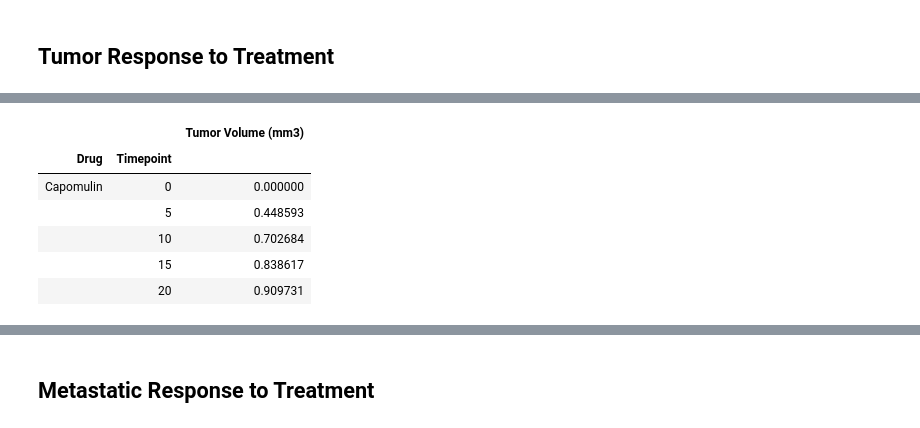
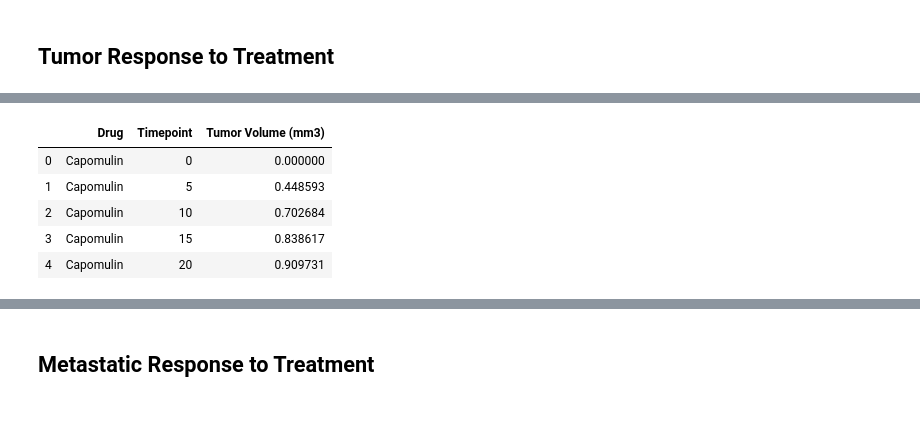
Before and after one commit to shakespearbi/matplotlib-challenge, a Jupyter notebook: Instructions/Pymaceuticals/pymaceuticals_starter.ipynb, the cells around one changed output, grey strips where cells are left out. Cells and saved outputs as stored; diff of their text form; code cells hidden in the pictures.

```diff
--- a/Instructions/Pymaceuticals/pymaceuticals_starter.ipynb
+++ b/Instructions/Pymaceuticals/pymaceuticals_starter.ipynb
@@ -1,5 +1,27 @@
 # %% [markdown]
 ## Tumor Response to Treatment
+# %%
+# Dependencies and Setup
+%matplotlib inline
+import matplotlib.pyplot as plt
+import pandas as pd
+import numpy as np
+
+# Hide warning messages in notebook
+import warnings
+warnings.filterwarnings('ignore')
+
+# File to Load (Remember to Change These)
+mouse_drug_data_to_load = "data/mouse_drug_data.csv"
+clinical_trial_data_to_load = "data/clinicaltrial_data.csv"
+
+# Read the Mouse and Drug Data and the Clinical Trial Data
+mouse_data = pd.read_csv(mouse_drug_data_to_load)
+clinical_data = pd.read_csv(clinical_trial_data_to_load)
+
+# Display the data table for preview
+
+mouse_complete = pd.merge(mouse_data, clinical_data, how="left", on=["Mouse ID", "Mouse ID"])
 # %%
 # Store the Mean Tumor Volume Data Grouped by Drug and Timepoint
 # drug_name =
@@ -31,17 +49,17 @@ mean_tumor_df.head(20)
 # %%
 # Store the Standard Error of Tumor Volumes Grouped by Drug and Timepoint
-se_tumor = drugtime_grouped["Tumor Volume (mm3)"].sem()
+se_tumor = drugtime_grouped.sem()["Tumor Volume (mm3)"]
 # Convert to DataFrame
-se_tumor_df = pd.DataFrame({"Tumor Volume (mm3)":se_tumor})
+se_tumor_df = pd.DataFrame(se_tumor)
 # Preview DataFrame
+se_tumor_df = se_tumor_df.reset_index()
 se_tumor_df.head(5)
 # %% [output]
-|  |  | Tumor Volume (mm3) |
-| Drug | Timepoint |  |
-| Capomulin | 0 | 0.000000 |
-|  | 5 | 0.448593 |
-|  | 10 | 0.702684 |
-|  | 15 | 0.838617 |
-|  | 20 | 0.909731 |
+|  | Drug | Timepoint | Tumor Volume (mm3) |
+| 0 | Capomulin | 0 | 0.000000 |
+| 1 | Capomulin | 5 | 0.448593 |
+| 2 | Capomulin | 10 | 0.702684 |
+| 3 | Capomulin | 15 | 0.838617 |
+| 4 | Capomulin | 20 | 0.909731 |
 # %%
 # Minor Data Munging to Re-Format the Data Frames
```
Also changed, not shown: parts of 18 cells of this notebook, 2 other files.
